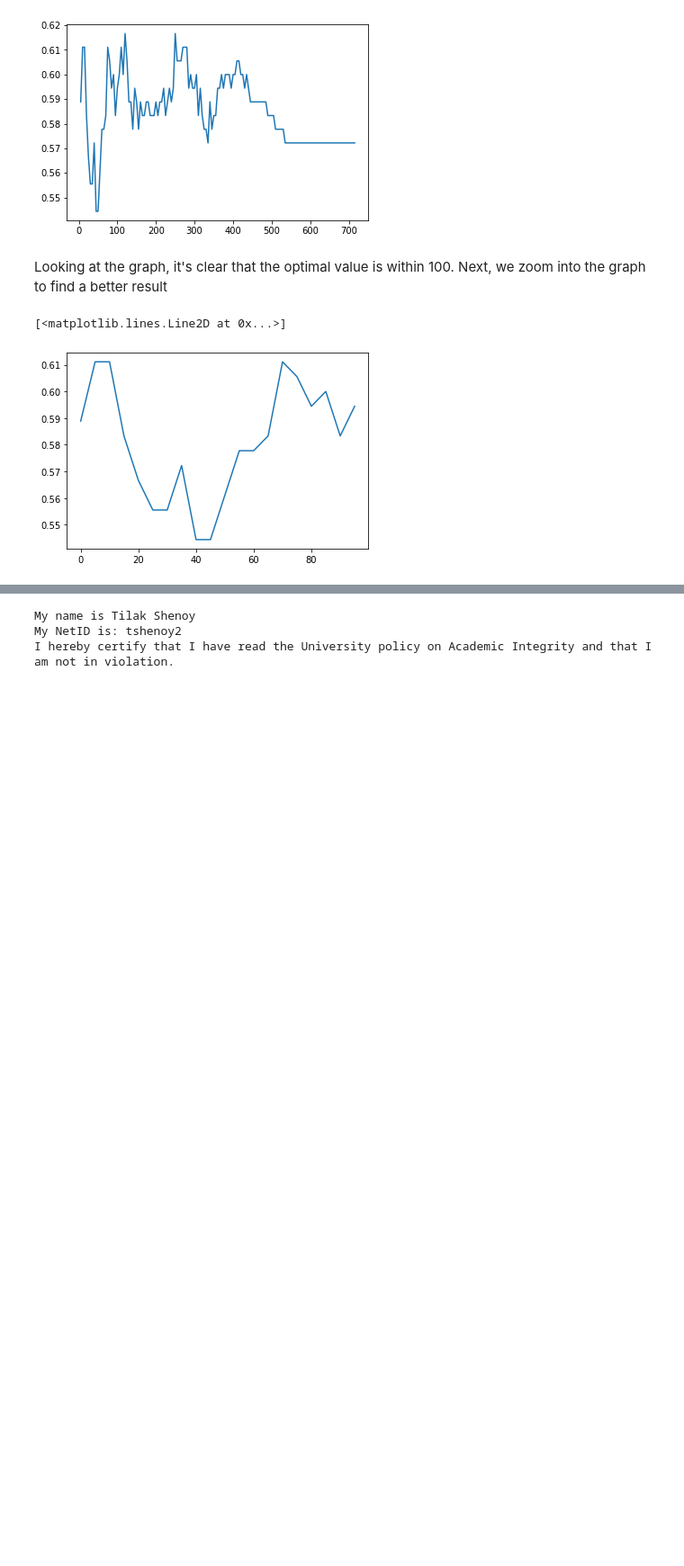
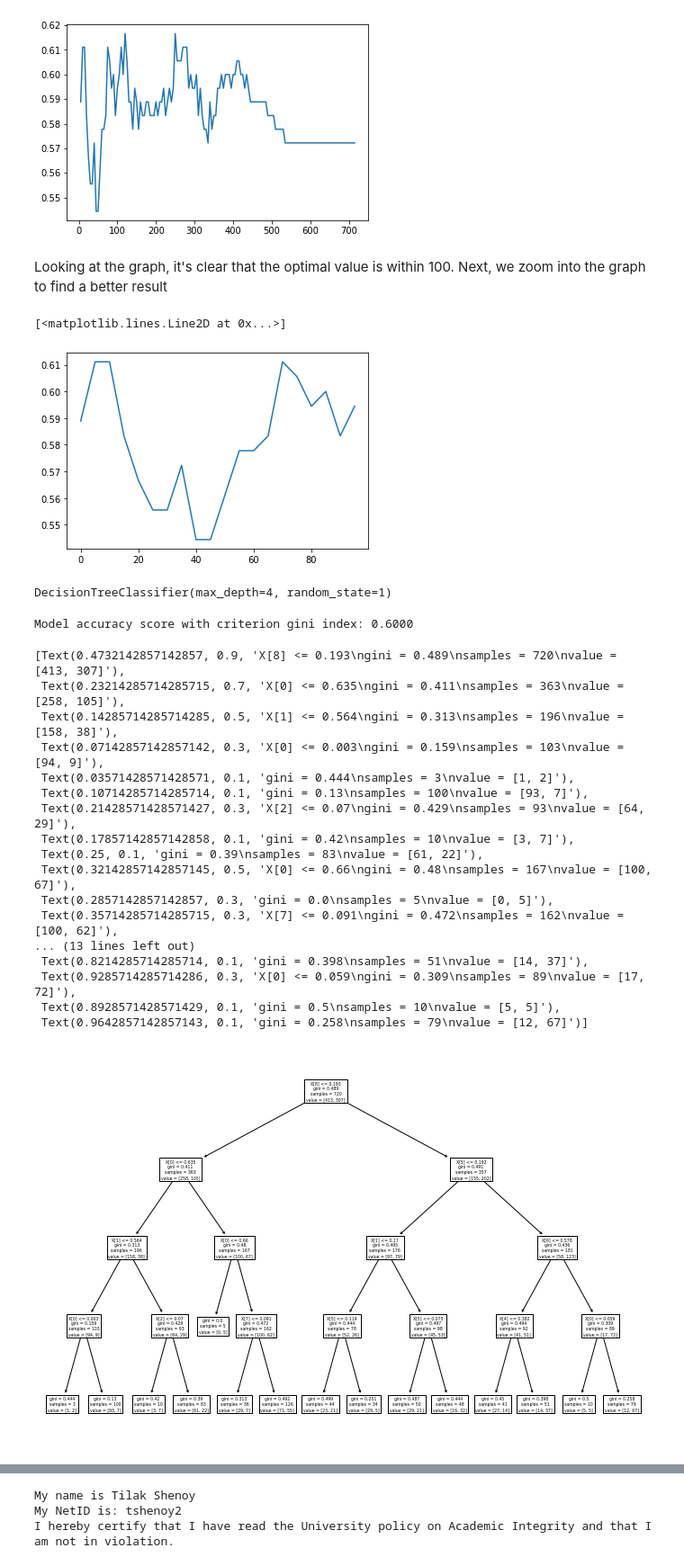
Before and after one commit to Tilak-Shenoy/IE517, a Jupyter notebook: IE517_F20_HW2.ipynb, the cells around one changed output, grey strips where cells are left out. Shown: that part at 90% size. Cells and saved outputs as stored; diff of their text form; code cells hidden in the pictures; blank space fills up the shorter version.

```diff
--- a/IE517_F20_HW2.ipynb
+++ b/IE517_F20_HW2.ipynb
@@ -65,3 +67,40 @@ plt.plot(k,accuracy100)
 # %% [output]
 [<matplotlib.lines.Line2D at 0x...>]
 [figure]
+# %%
+# Building decision tree
+dt_tree = DecisionTreeClassifier(criterion = 'gini', max_depth=4, random_state = 1)
+dt_tree.fit(X_train, y_train)
+# %% [output]
+DecisionTreeClassifier(max_depth=4, random_state=1)
+# %%
+# Run the tree against test dataset
+y_pred = dt_tree.predict(X_test)
+
+print('Model accuracy score with criterion gini index: {0:0.4f}'. format(accuracy_score(y_test, y_pred)))
+# %% [output]
+Model accuracy score with criterion gini index: 0.6000
+# %%
+# Visualizing the decision tree
+plt.figure(figsize=(12,8))
+
+tree.plot_tree(dt_tree.fit(X_train, y_train))
+# %% [output]
+[Text(0.4732142857142857, 0.9, 'X[8] <= 0.193\ngini = 0.489\nsamples = 720\nvalue = [413, 307]'),
+ Text(0.23214285714285715, 0.7, 'X[0] <= 0.635\ngini = 0.411\nsamples = 363\nvalue = [258, 105]'),
+ Text(0.14285714285714285, 0.5, 'X[1] <= 0.564\ngini = 0.313\nsamples = 196\nvalue = [158, 38]'),
+ Text(0.07142857142857142, 0.3, 'X[0] <= 0.003\ngini = 0.159\nsamples = 103\nvalue = [94, 9]'),
+ Text(0.03571428571428571, 0.1, 'gini = 0.444\nsamples = 3\nvalue = [1, 2]'),
+ Text(0.10714285714285714, 0.1, 'gini = 0.13\nsamples = 100\nvalue = [93, 7]'),
+ Text(0.21428571428571427, 0.3, 'X[2] <= 0.07\ngini = 0.429\nsamples = 93\nvalue = [64, 29]'),
+ Text(0.17857142857142858, 0.1, 'gini = 0.42\nsamples = 10\nvalue = [3, 7]'),
+ Text(0.25, 0.1, 'gini = 0.39\nsamples = 83\nvalue = [61, 22]'),
+ Text(0.32142857142857145, 0.5, 'X[0] <= 0.66\ngini = 0.48\nsamples = 167\nvalue = [100, 67]'),
+ Text(0.2857142857142857, 0.3, 'gini = 0.0\nsamples = 5\nvalue = [0, 5]'),
+ Text(0.35714285714285715, 0.3, 'X[7] <= 0.091\ngini = 0.472\nsamples = 162\nvalue = [100, 62]'),
+... (13 lines left out)
+ Text(0.8214285714285714, 0.1, 'gini = 0.398\nsamples = 51\nvalue = [14, 37]'),
+ Text(0.9285714285714286, 0.3, 'X[0] <= 0.059\ngini = 0.309\nsamples = 89\nvalue = [17, 72]'),
+ Text(0.8928571428571429, 0.1, 'gini = 0.5\nsamples = 10\nvalue = [5, 5]'),
+ Text(0.9642857142857143, 0.1, 'gini = 0.258\nsamples = 79\nvalue = [12, 67]')]
+[figure, added]
```
Also changed, not shown: parts of 4 cells of this notebook.
